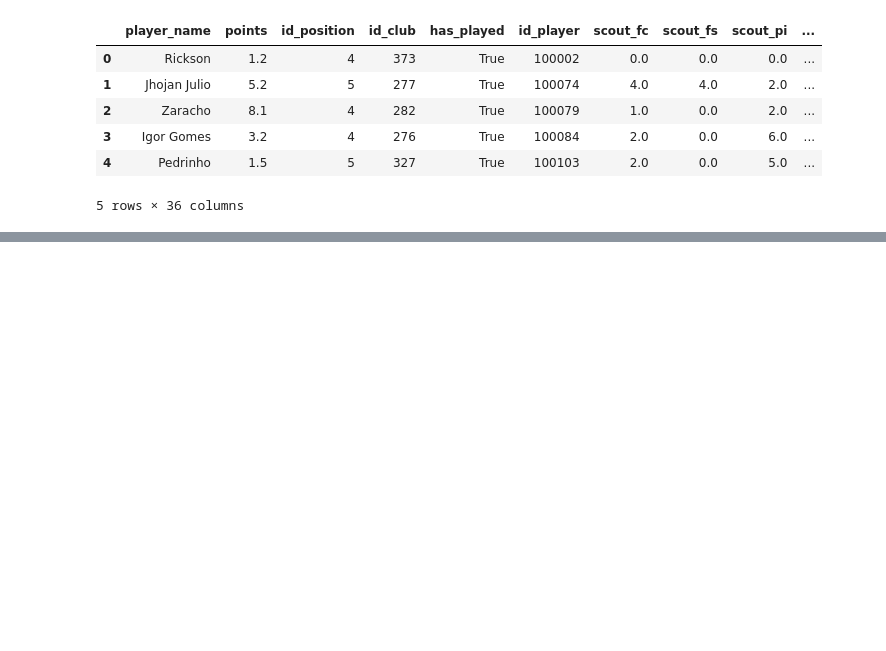
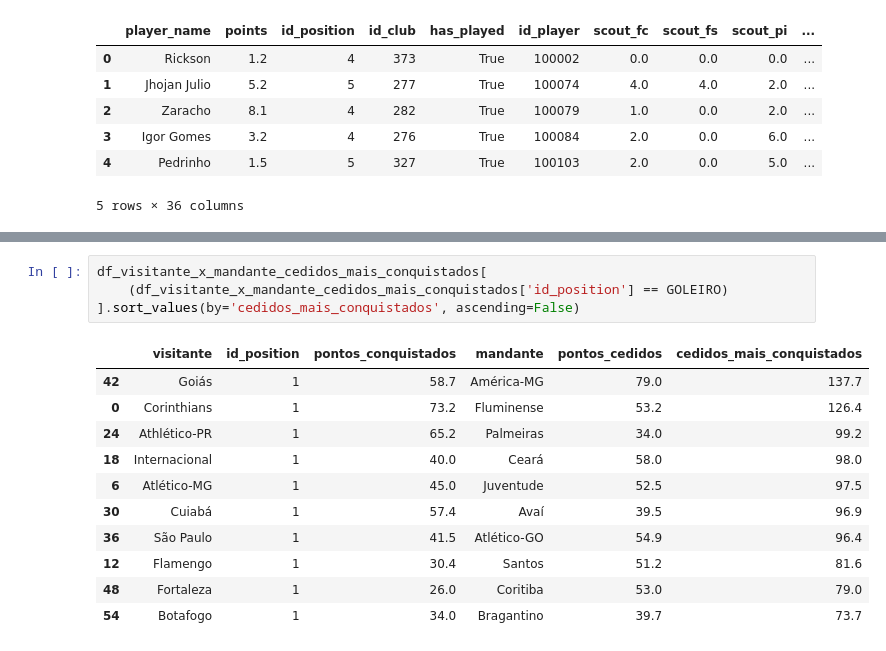
Before and after one commit to eleflow/estudo_cartola, a Jupyter notebook: notebooks/analises.ipynb, the cells around one changed output, grey strips where cells are left out. Saved outputs shown, nothing was run; the diff lists cells and outputs as text; blank space fills up the shorter version.

```diff
--- a/notebooks/analises.ipynb
+++ b/notebooks/analises.ipynb
@@ -37,0 +103,16 @@ df_pontuacao.head()
+# %%
+df_visitante_x_mandante_cedidos_mais_conquistados[
+    (df_visitante_x_mandante_cedidos_mais_conquistados['id_position'] == GOLEIRO)
+].sort_values(by='cedidos_mais_conquistados', ascending=False)
+# %% [output]
+|  | visitante | id_position | pontos_conquistados | mandante | pontos_cedidos | cedidos_mais_conquistados |
+| 42 | Goiás | 1 | 58.7 | América-MG | 79.0 | 137.7 |
+| 0 | Corinthians | 1 | 73.2 | Fluminense | 53.2 | 126.4 |
+| 24 | Athlético-PR | 1 | 65.2 | Palmeiras | 34.0 | 99.2 |
+| 18 | Internacional | 1 | 40.0 | Ceará | 58.0 | 98.0 |
+| 6 | Atlético-MG | 1 | 45.0 | Juventude | 52.5 | 97.5 |
+| 30 | Cuiabá | 1 | 57.4 | Avaí | 39.5 | 96.9 |
+| 36 | São Paulo | 1 | 41.5 | Atlético-GO | 54.9 | 96.4 |
+| 12 | Flamengo | 1 | 30.4 | Santos | 51.2 | 81.6 |
+| 48 | Fortaleza | 1 | 26.0 | Coritiba | 53.0 | 79.0 |
+| 54 | Botafogo | 1 | 34.0 | Bragantino | 39.7 | 73.7 |
```
Also changed, not shown: parts of 30 cells of this notebook, 2 other files.
